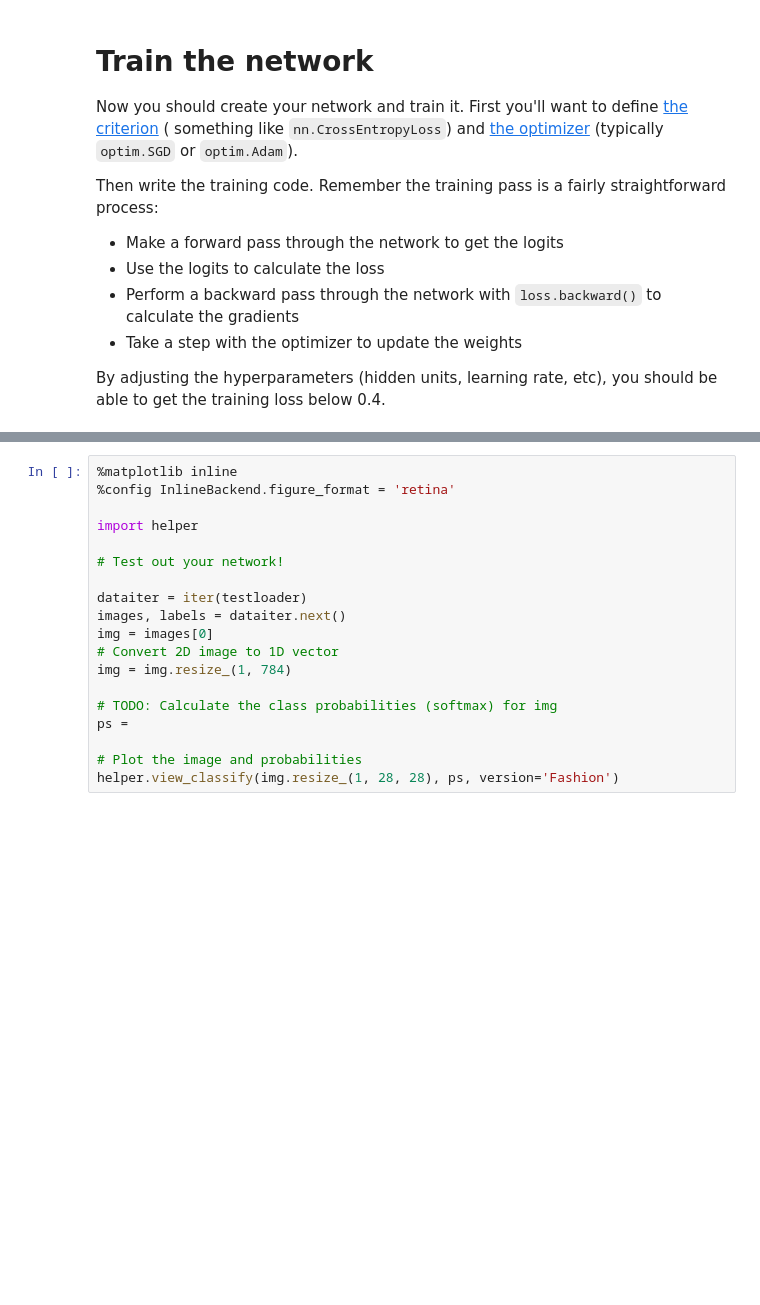
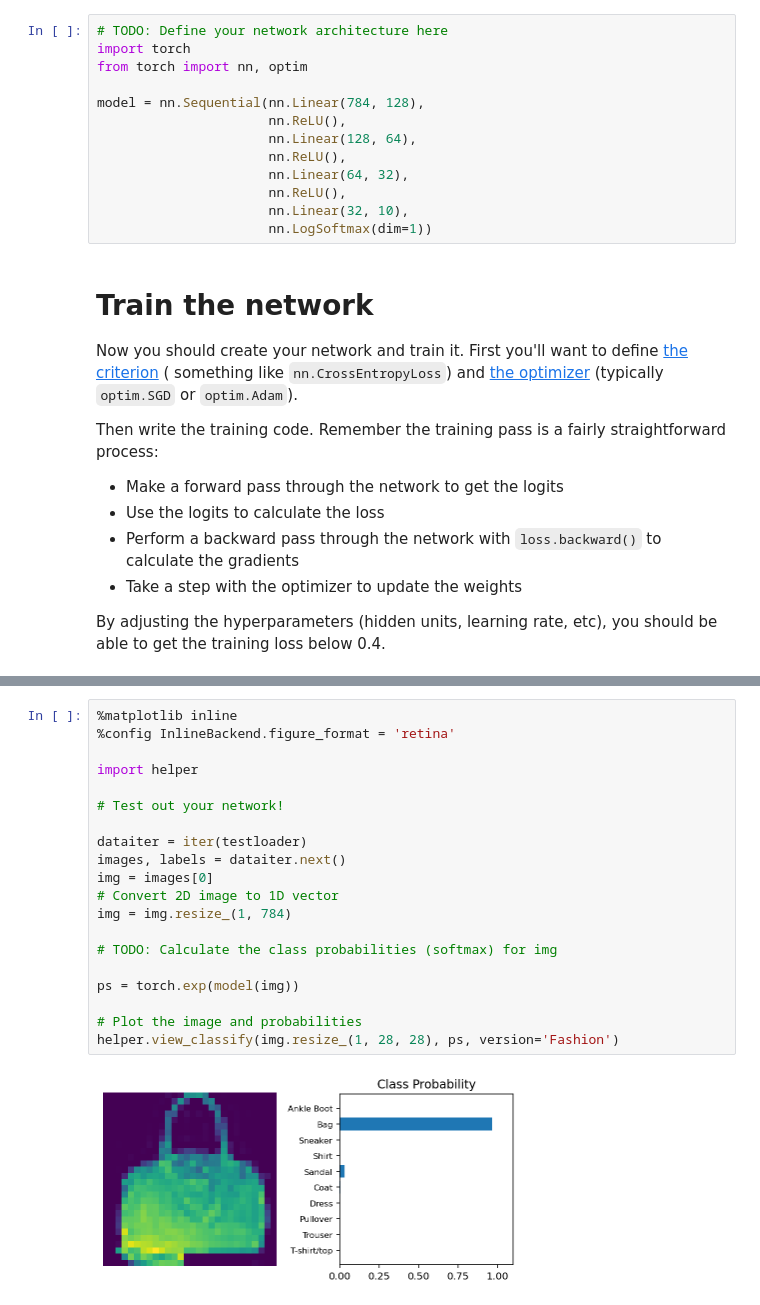
Before and after one commit to hawk-praxs/deep-learning-v2-pytorch, a Jupyter notebook: intro-to-pytorch/Part 4 - Fashion-MNIST (Exercises).ipynb, the cells around one changed output, grey strips where cells are left out. Saved outputs shown, nothing was run; the diff lists cells and outputs as text; blank space fills up the shorter version.

```diff
--- a/intro-to-pytorch/Part 4 - Fashion-MNIST (Exercises).ipynb
+++ b/intro-to-pytorch/Part 4 - Fashion-MNIST (Exercises).ipynb
@@ -37,3 +50,16 @@ Here you should define your network. As with MNIST, each image is 28x28 which is
+# %%
+# TODO: Define your network architecture here
+import torch
+from torch import nn, optim
+
+model = nn.Sequential(nn.Linear(784, 128),
+                      nn.ReLU(),
+                      nn.Linear(128, 64),
+                      nn.ReLU(),
+                      nn.Linear(64, 32),
+                      nn.ReLU(),
+                      nn.Linear(32, 10),
+                      nn.LogSoftmax(dim=1))
 # %% [markdown]
 # Train the network
 
@@ -54,19 +104,22 @@ By adjusting the hyperparameters (hidden units, learning rate, etc), you should
 # %%
 %matplotlib inline
 %config InlineBackend.figure_format = 'retina'
 
 import helper
 
 # Test out your network!
 
 dataiter = iter(testloader)
 images, labels = dataiter.next()
 img = images[0]
 # Convert 2D image to 1D vector
 img = img.resize_(1, 784)
 
 # TODO: Calculate the class probabilities (softmax) for img
-ps =
+
+ps = torch.exp(model(img))
 
 # Plot the image and probabilities
 helper.view_classify(img.resize_(1, 28, 28), ps, version='Fashion')
+# %% [output]
+[figure, added]
```
Also changed, not shown: parts of 7 cells of this notebook, 2 other files.
